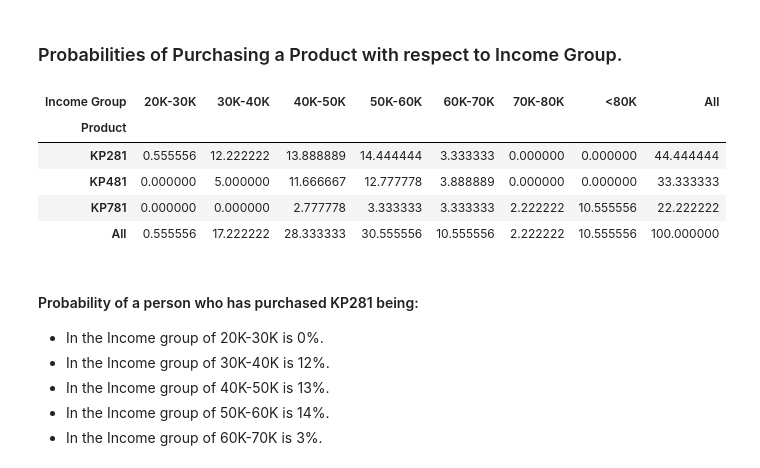
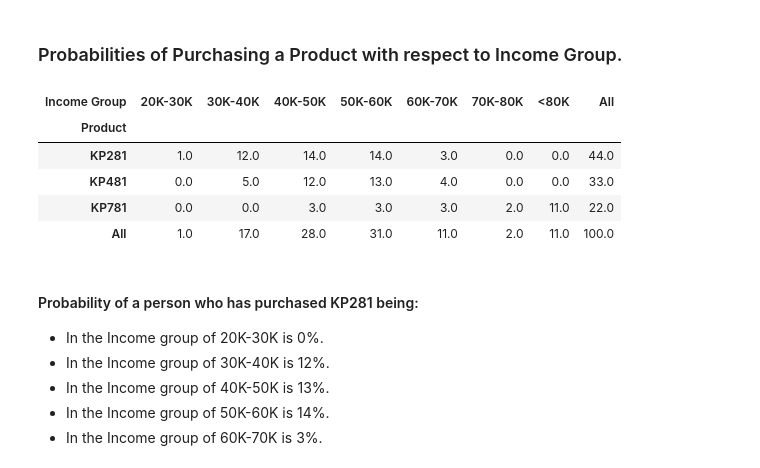
Before and after one commit to 2k4sm/aerofitAnalysis, a Jupyter notebook: aerofit_analysis.ipynb, the cells around one changed output. Saved outputs shown, nothing was run; the diff lists cells and outputs as text; code cells hidden in the pictures.

```diff
--- a/aerofit_analysis.ipynb
+++ b/aerofit_analysis.ipynb
@@ -764,14 +775,14 @@ pd.crosstab(index=df_copy["Product"],columns=df["Usage"],margins=True,normalize=
 # %% [markdown]
 ### Probabilities of Purchasing a Product with respect to Income Group.
 # %%
-pd.crosstab(index=df_copy["Product"],columns=df["Income Group"],margins=True,normalize=True)*100
+pd.crosstab(index=df_copy["Product"],columns=df["Income Group"],margins=True,normalize=True).round(2) * 100
 # %% [output]
 | Income Group | 20K-30K | 30K-40K | 40K-50K | 50K-60K | 60K-70K | 70K-80K | <80K | All |
 | Product |  |  |  |  |  |  |  |  |
-| KP281 | 0.555556 | 12.222222 | 13.888889 | 14.444444 | 3.333333 | 0.000000 | 0.000000 | 44.444444 |
-| KP481 | 0.000000 | 5.000000 | 11.666667 | 12.777778 | 3.888889 | 0.000000 | 0.000000 | 33.333333 |
-| KP781 | 0.000000 | 0.000000 | 2.777778 | 3.333333 | 3.333333 | 2.222222 | 10.555556 | 22.222222 |
-| All | 0.555556 | 17.222222 | 28.333333 | 30.555556 | 10.555556 | 2.222222 | 10.555556 | 100.000000 |
+| KP281 | 1.0 | 12.0 | 14.0 | 14.0 | 3.0 | 0.0 | 0.0 | 44.0 |
+| KP481 | 0.0 | 5.0 | 12.0 | 13.0 | 4.0 | 0.0 | 0.0 | 33.0 |
+| KP781 | 0.0 | 0.0 | 3.0 | 3.0 | 3.0 | 2.0 | 11.0 | 22.0 |
+| All | 1.0 | 17.0 | 28.0 | 31.0 | 11.0 | 2.0 | 11.0 | 100.0 |
 # %% [markdown]
 #### Probability of a person who has purchased KP281 being:
 - In the Income group of 20K-30K is 0%.
```
Also changed, not shown: parts of 19 cells of this notebook.
